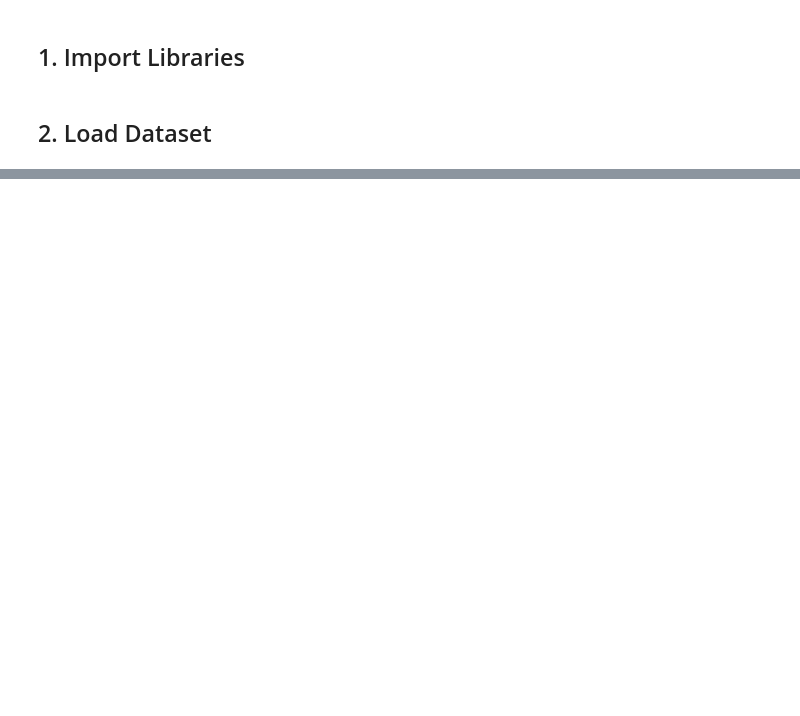
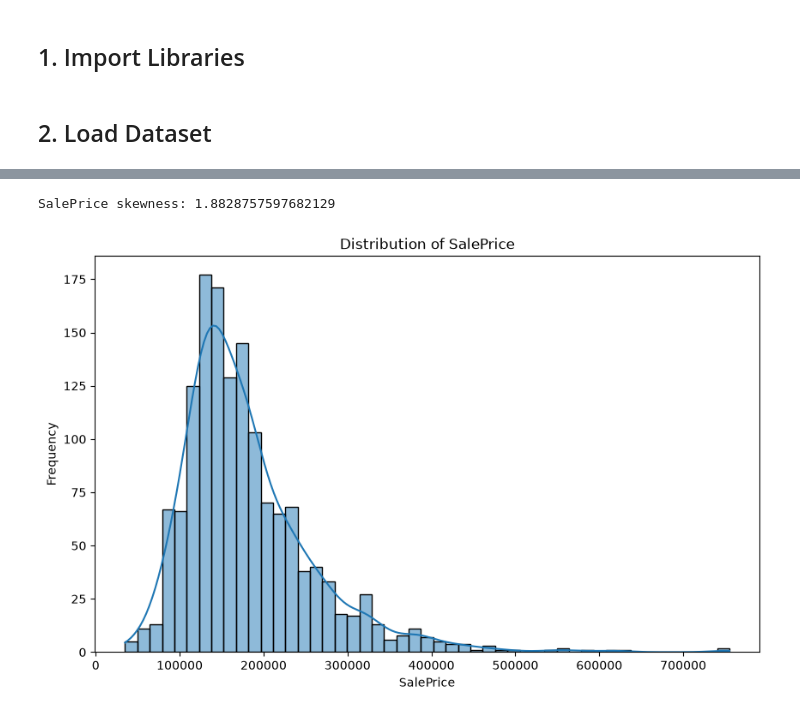
Before and after one commit to humairathameem/PricePredict-Ames-Housing, a Jupyter notebook: Notebooks/House_Price_Prediction.ipynb, the cells around one changed output, grey strips where cells are left out. Cells and saved outputs as stored; diff of their text form; code cells hidden in the pictures; blank space fills up the shorter version.

```diff
--- a/Notebooks/House_Price_Prediction.ipynb
+++ b/Notebooks/House_Price_Prediction.ipynb
@@ -21,0 +259,24 @@ FileNotFoundError: [Errno 2] No such file or directory: 'train.csv'
+# %%
+# Target Skewness
+print(
+    "SalePrice skewness:",
+    train_df[target].skew()
+)
+# %% [output]
+SalePrice skewness: 1.8828757597682129
+# %%
+# SalePrice Distribution
+plt.figure(figsize=(10, 6))
+
+sns.histplot(
+    train_df["SalePrice"],
+    kde=True
+)
+
+plt.title("Distribution of SalePrice")
+plt.xlabel("SalePrice")
+plt.ylabel("Frequency")
+
+plt.show()
+# %% [output]
+[figure, added]
```
Also changed, not shown: parts of 40 cells of this notebook, 1 other file.
